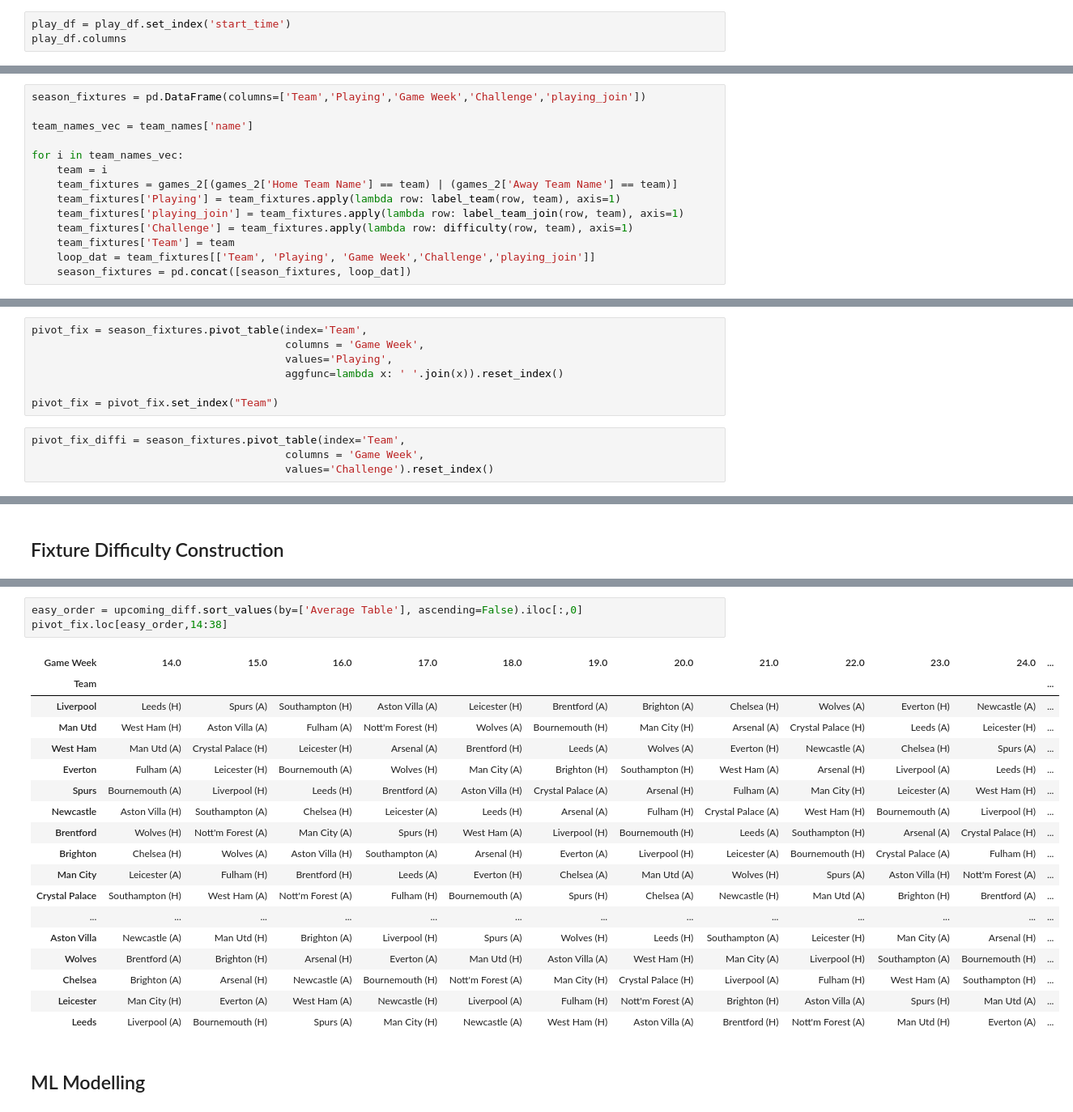
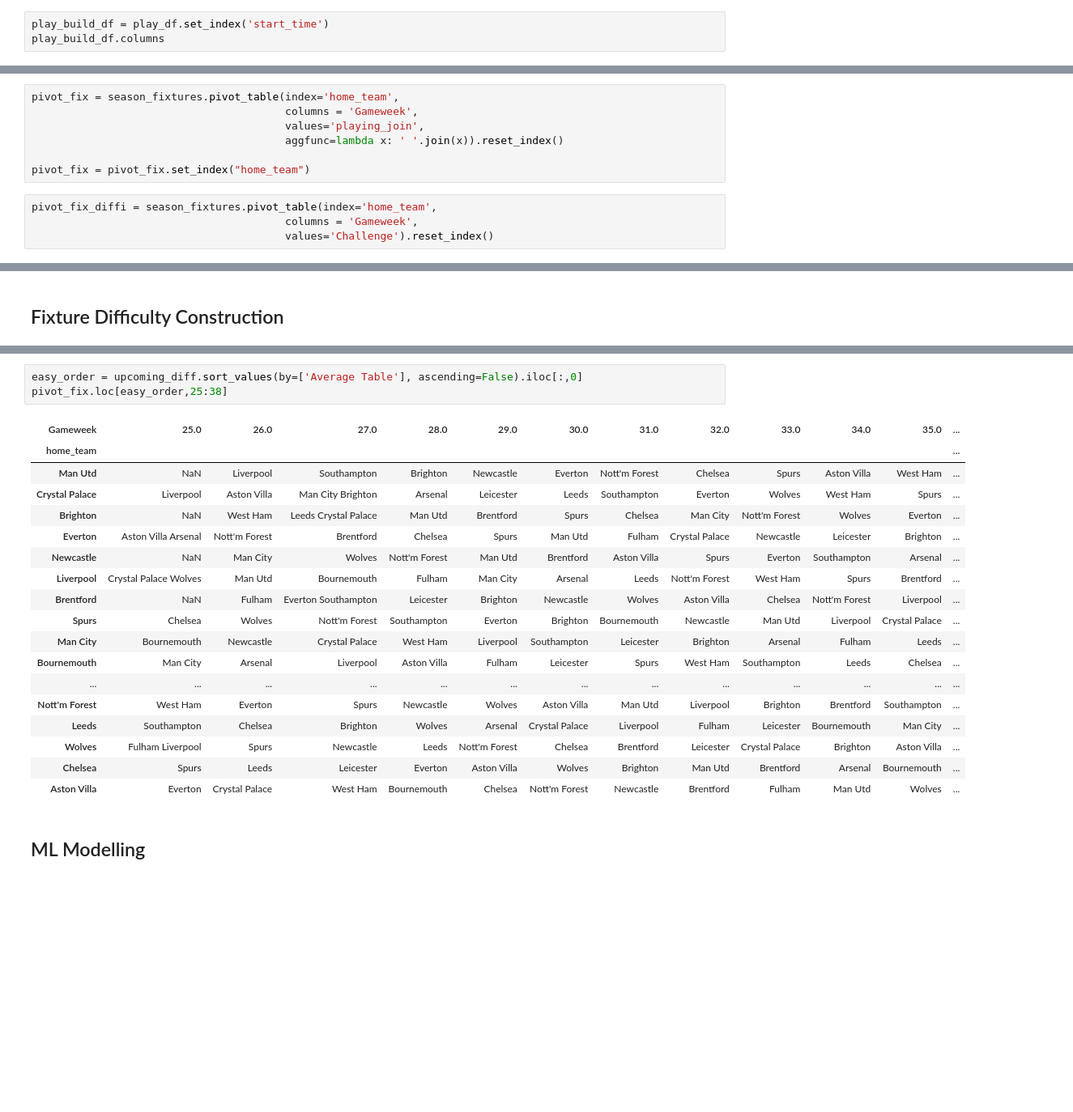
Before and after one commit to alexwadesmith26/Repository-Test, a Jupyter notebook: Fantasy Football Work/Premier League Fantasy Data.ipynb, the cells around one changed output, grey strips where cells are left out. Shown at 81% size. Saved outputs shown, nothing was run; the diff lists cells and outputs as text; blank space fills up the shorter version.

```diff
--- a/Fantasy Football Work/Premier League Fantasy Data.ipynb
+++ b/Fantasy Football Work/Premier League Fantasy Data.ipynb
@@ -339,8 +379,8 @@ play_df = play_df.merge(team_diff_curr_season, left_on='team', right_on='Team_id
 play_df = play_df.merge(event_df, how='left', on=['player_id','fix_id']).fillna(0)
 play_df['start_time'] = pd.to_datetime(play_df['start_time'])
 # %%
-play_df = play_df.set_index('start_time')
-play_df.columns
+play_build_df = play_df.set_index('start_time')
+play_build_df.columns
 # %% [output]
 Index(['player_id', 'fix_id', 'minutes', 'points', 'home_team', 'away_team',
        'first_name', 'second_name', 'position', 'team_name', 'team',
@@ -915,14 +796,0 @@ def difficulty (row, team):
-# %%
-season_fixtures = pd.DataFrame(columns=['Team','Playing','Game Week','Challenge','playing_join'])
-
-team_names_vec = team_names['name']
-
-for i in team_names_vec:
-    team = i
-    team_fixtures = games_2[(games_2['Home Team Name'] == team) | (games_2['Away Team Name'] == team)]
-    team_fixtures['Playing'] = team_fixtures.apply(lambda row: label_team(row, team), axis=1)
-    team_fixtures['playing_join'] = team_fixtures.apply(lambda row: label_team_join(row, team), axis=1)
-    team_fixtures['Challenge'] = team_fixtures.apply(lambda row: difficulty(row, team), axis=1)
-    team_fixtures['Team'] = team
-    loop_dat = team_fixtures[['Team', 'Playing', 'Game Week','Challenge','playing_join']]
-    season_fixtures = pd.concat([season_fixtures, loop_dat])
@@ -929,13 +806,13 @@ for i in team_names_vec:
 # %%
-pivot_fix = season_fixtures.pivot_table(index='Team',
-                                        columns = 'Game Week',
-                                        values='Playing',
+pivot_fix = season_fixtures.pivot_table(index='home_team',
+                                        columns = 'Gameweek',
+                                        values='playing_join',
                                         aggfunc=lambda x: ' '.join(x)).reset_index()
 
-pivot_fix = pivot_fix.set_index("Team")
+pivot_fix = pivot_fix.set_index("home_team")
 # %%
-pivot_fix_diffi = season_fixtures.pivot_table(index='Team',
-                                        columns = 'Game Week',
+pivot_fix_diffi = season_fixtures.pivot_table(index='home_team',
+                                        columns = 'Gameweek',
                                         values='Challenge').reset_index()
 # %% [markdown]
 #####
@@ -1178,25 +990,25 @@ next_6_fix_curr.sort_values(by='Average', ascending=False)
 # %%
 easy_order = upcoming_diff.sort_values(by=['Average Table'], ascending=False).iloc[:,0]
-pivot_fix.loc[easy_order,14:38]
+pivot_fix.loc[easy_order,25:38]
 # %% [output]
-| Game Week | 14.0 | 15.0 | 16.0 | 17.0 | 18.0 | 19.0 | 20.0 | 21.0 | 22.0 | 23.0 | 24.0 | ... |
-| Team |  |  |  |  |  |  |  |  |  |  |  | ... |
-| Liverpool | Leeds (H) | Spurs (A) | Southampton (H) | Aston Villa (A) | Leicester (H) | Brentford (A) | Brighton (A) | Chelsea (H) | Wolves (A) | Everton (H) | Newcastle (A) | ... |
-| Man Utd | West Ham (H) | Aston Villa (A) | Fulham (A) | Nott'm Forest (H) | Wolves (A) | Bournemouth (H) | Man City (H) | Arsenal (A) | Crystal Palace (H) | Leeds (A) | Leicester (H) | ... |
-| West Ham | Man Utd (A) | Crystal Palace (H) | Leicester (H) | Arsenal (A) | Brentford (H) | Leeds (A) | Wolves (A) | Everton (H) | Newcastle (A) | Chelsea (H) | Spurs (A) | ... |
-| Everton | Fulham (A) | Leicester (H) | Bournemouth (A) | Wolves (H) | Man City (A) | Brighton (H) | Southampton (H) | West Ham (A) | Arsenal (H) | Liverpool (A) | Leeds (H) | ... |
-| Spurs | Bournemouth (A) | Liverpool (H) | Leeds (H) | Brentford (A) | Aston Villa (H) | Crystal Palace (A) | Arsenal (H) | Fulham (A) | Man City (H) | Leicester (A) | West Ham (H) | ... |
-| Newcastle | Aston Villa (H) | Southampton (A) | Chelsea (H) | Leicester (A) | Leeds (H) | Arsenal (A) | Fulham (H) | Crystal Palace (A) | West Ham (H) | Bournemouth (A) | Liverpool (H) | ... |
-| Brentford | Wolves (H) | Nott'm Forest (A) | Man City (A) | Spurs (H) | West Ham (A) | Liverpool (H) | Bournemouth (H) | Leeds (A) | Southampton (H) | Arsenal (A) | Crystal Palace (H) | ... |
-| Brighton | Chelsea (H) | Wolves (A) | Aston Villa (H) | Southampton (A) | Arsenal (H) | Everton (A) | Liverpool (H) | Leicester (A) | Bournemouth (H) | Crystal Palace (A) | Fulham (H) | ... |
-| Man City | Leicester (A) | Fulham (H) | Brentford (H) | Leeds (A) | Everton (H) | Chelsea (A) | Man Utd (A) | Wolves (H) | Spurs (A) | Aston Villa (H) | Nott'm Forest (A) | ... |
-| Crystal Palace | Southampton (H) | West Ham (A) | Nott'm Forest (A) | Fulham (H) | Bournemouth (A) | Spurs (H) | Chelsea (A) | Newcastle (H) | Man Utd (A) | Brighton (H) | Brentford (A) | ... |
+| Gameweek | 25.0 | 26.0 | 27.0 | 28.0 | 29.0 | 30.0 | 31.0 | 32.0 | 33.0 | 34.0 | 35.0 | ... |
+| home_team |  |  |  |  |  |  |  |  |  |  |  | ... |
+| Man Utd | NaN | Liverpool | Southampton | Brighton | Newcastle | Everton | Nott'm Forest | Chelsea | Spurs | Aston Villa | West Ham | ... |
+| Crystal Palace | Liverpool | Aston Villa | Man City Brighton | Arsenal | Leicester | Leeds | Southampton | Everton | Wolves | West Ham | Spurs | ... |
+| Brighton | NaN | West Ham | Leeds Crystal Palace | Man Utd | Brentford | Spurs | Chelsea | Man City | Nott'm Forest | Wolves | Everton | ... |
+| Everton | Aston Villa Arsenal | Nott'm Forest | Brentford | Chelsea | Spurs | Man Utd | Fulham | Crystal Palace | Newcastle | Leicester | Brighton | ... |
+| Newcastle | NaN | Man City | Wolves | Nott'm Forest | Man Utd | Brentford | Aston Villa | Spurs | Everton | Southampton | Arsenal | ... |
+| Liverpool | Crystal Palace Wolves | Man Utd | Bournemouth | Fulham | Man City | Arsenal | Leeds | Nott'm Forest | West Ham | Spurs | Brentford | ... |
+| Brentford | NaN | Fulham | Everton Southampton | Leicester | Brighton | Newcastle | Wolves | Aston Villa | Chelsea | Nott'm Forest | Liverpool | ... |
+| Spurs | Chelsea | Wolves | Nott'm Forest | Southampton | Everton | Brighton | Bournemouth | Newcastle | Man Utd | Liverpool | Crystal Palace | ... |
+| Man City | Bournemouth | Newcastle | Crystal Palace | West Ham | Liverpool | Southampton | Leicester | Brighton | Arsenal | Fulham | Leeds | ... |
+| Bournemouth | Man City | Arsenal | Liverpool | Aston Villa | Fulham | Leicester | Spurs | West Ham | Southampton | Leeds | Chelsea | ... |
 | ... | ... | ... | ... | ... | ... | ... | ... | ... | ... | ... | ... | ... |
-| Aston Villa | Newcastle (A) | Man Utd (H) | Brighton (A) | Liverpool (H) | Spurs (A) | Wolves (H) | Leeds (H) | Southampton (A) | Leicester (H) | Man City (A) | Arsenal (H) | ... |
-| Wolves | Brentford (A) | Brighton (H) | Arsenal (H) | Everton (A) | Man Utd (H) | Aston Villa (A) | West Ham (H) | Man City (A) | Liverpool (H) | Southampton (A) | Bournemouth (H) | ... |
-| Chelsea | Brighton (A) | Arsenal (H) | Newcastle (A) | Bournemouth (H) | Nott'm Forest (A) | Man City (H) | Crystal Palace (H) | Liverpool (A) | Fulham (H) | West Ham (A) | Southampton (H) | ... |
-| Leicester | Man City (H) | Everton (A) | West Ham (A) | Newcastle (H) | Liverpool (A) | Fulham (H) | Nott'm Forest (A) | Brighton (H) | Aston Villa (A) | Spurs (H) | Man Utd (A) | ... |
-| Leeds | Liverpool (A) | Bournemouth (H) | Spurs (A) | Man City (H) | Newcastle (A) | West Ham (H) | Aston Villa (A) | Brentford (H) | Nott'm Forest (A) | Man Utd (H) | Everton (A) | ... |
+| Nott'm Forest | West Ham | Everton | Spurs | Newcastle | Wolves | Aston Villa | Man Utd | Liverpool | Brighton | Brentford | Southampton | ... |
+| Leeds | Southampton | Chelsea | Brighton | Wolves | Arsenal | Crystal Palace | Liverpool | Fulham | Leicester | Bournemouth | Man City | ... |
+| Wolves | Fulham Liverpool | Spurs | Newcastle | Leeds | Nott'm Forest | Chelsea | Brentford | Leicester | Crystal Palace | Brighton | Aston Villa | ... |
+| Chelsea | Spurs | Leeds | Leicester | Everton | Aston Villa | Wolves | Brighton | Man Utd | Brentford | Arsenal | Bournemouth | ... |
+| Aston Villa | Everton | Crystal Palace | West Ham | Bournemouth | Chelsea | Nott'm Forest | Newcastle | Brentford | Fulham | Man Utd | Wolves | ... |
 # %% [markdown]
 ## ML Modelling
 # %%
```
Also changed, not shown: parts of 95 cells of this notebook, 1 other file.
